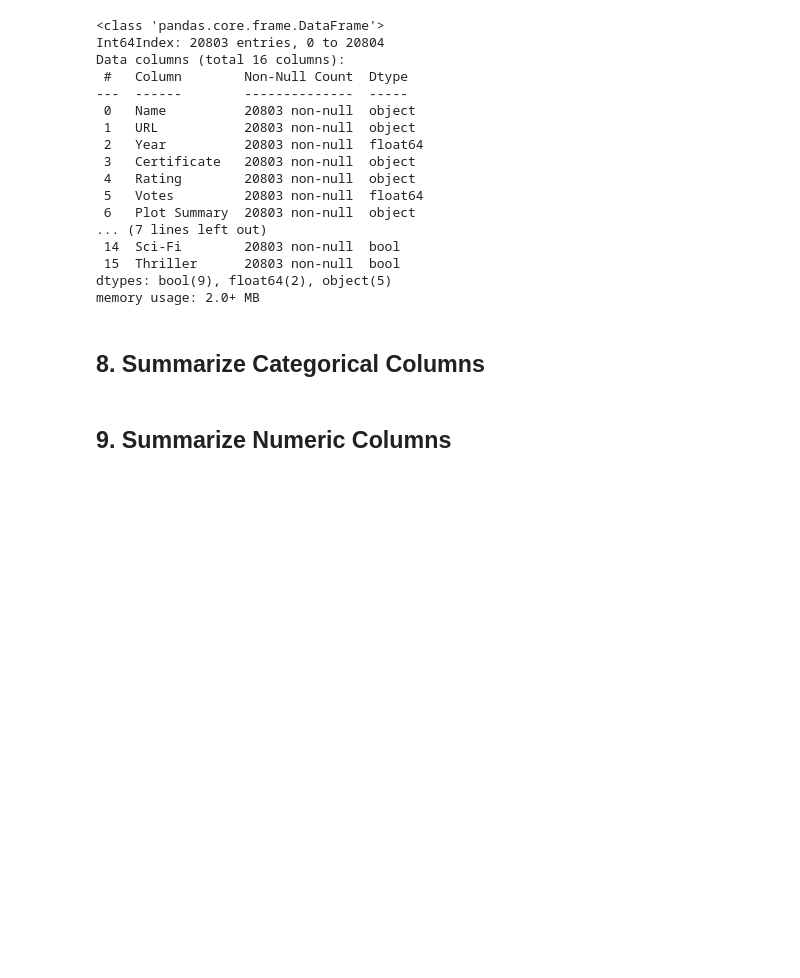
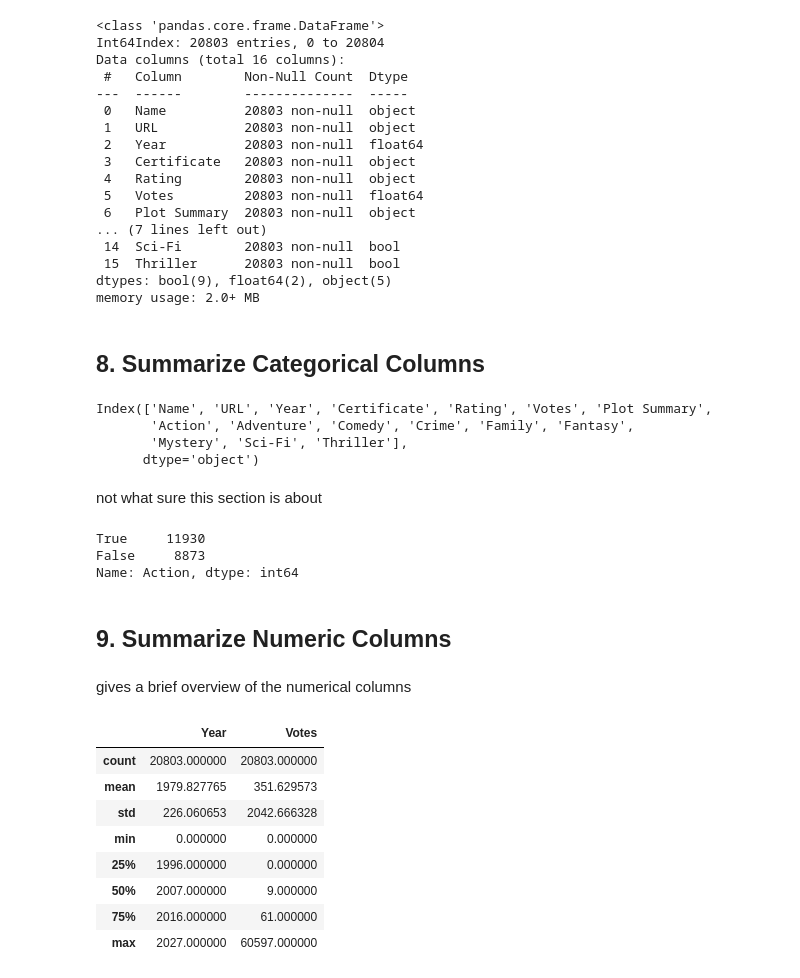
Before and after one commit to kayleeodom/cis277-fa22-Lab2, a Jupyter notebook: Lab2.ipynb, the cells around one changed output. Saved outputs shown, nothing was run; the diff lists cells and outputs as text; code cells hidden in the pictures; blank space fills up the shorter version.

```diff
--- a/Lab2.ipynb
+++ b/Lab2.ipynb
@@ -299,5 +299,34 @@ dtypes: bool(9), float64(2), object(5)
 memory usage: 2.0+ MB
 # %% [markdown]
 ## 8. Summarize Categorical Columns
+# %%
+df.columns
+# %% [output]
+Index(['Name', 'URL', 'Year', 'Certificate', 'Rating', 'Votes', 'Plot Summary',
+       'Action', 'Adventure', 'Comedy', 'Crime', 'Family', 'Fantasy',
+       'Mystery', 'Sci-Fi', 'Thriller'],
+      dtype='object')
+# %% [markdown]
+not what sure this section is about
+# %%
+df.Action.value_counts()
+# %% [output]
+True     11930
+False     8873
+Name: Action, dtype: int64
 # %% [markdown]
 ## 9. Summarize Numeric Columns
+# %% [markdown]
+gives a brief overview of the numerical columns
+# %%
+df.describe()
+# %% [output]
+|  | Year | Votes |
+| count | 20803.000000 | 20803.000000 |
+| mean | 1979.827765 | 351.629573 |
+| std | 226.060653 | 2042.666328 |
+| min | 0.000000 | 0.000000 |
+| 25% | 1996.000000 | 0.000000 |
+| 50% | 2007.000000 | 9.000000 |
+| 75% | 2016.000000 | 61.000000 |
+| max | 2027.000000 | 60597.000000 |
```
